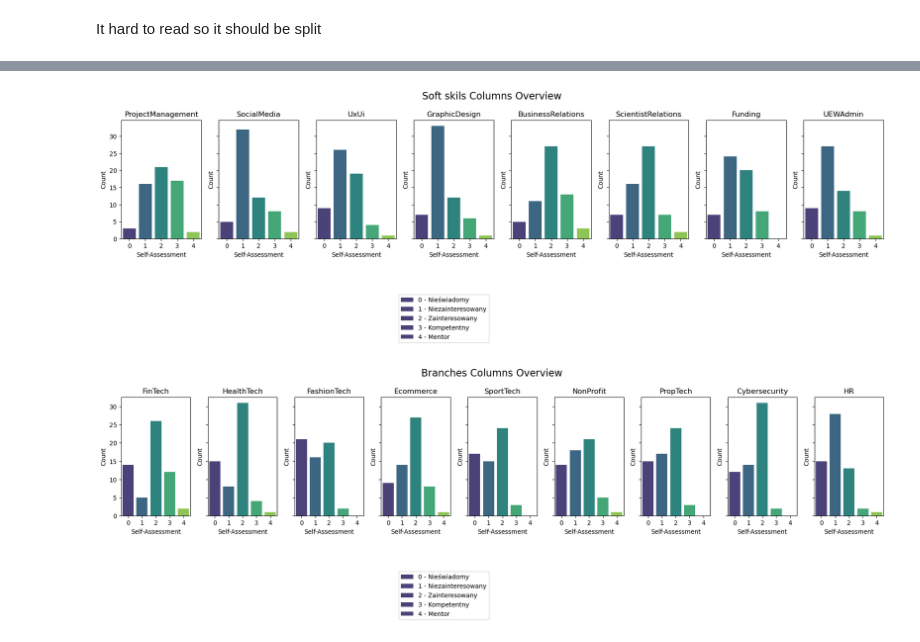
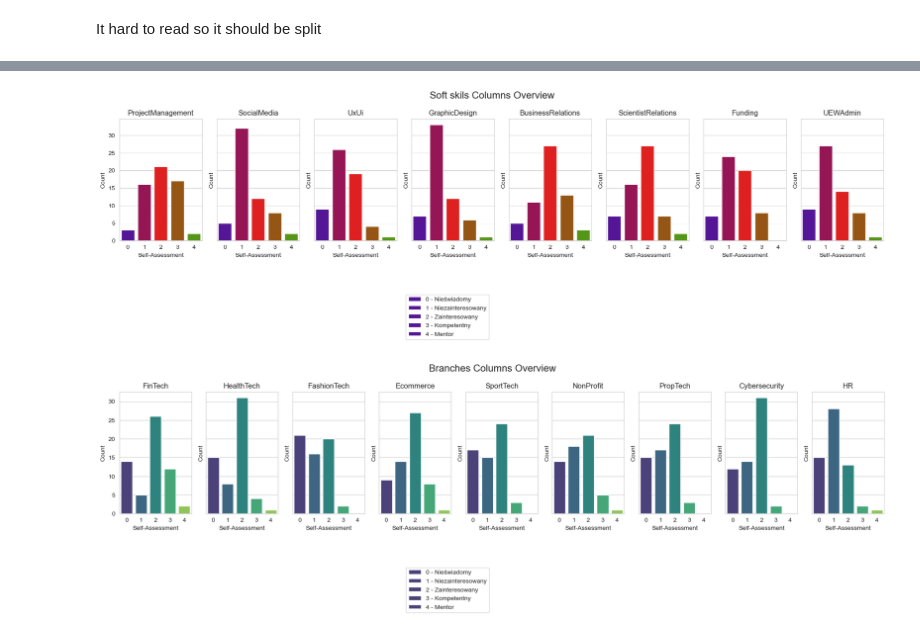
Before and after one commit to Mghd269/DMI-Project, a Jupyter notebook: notebooks/02_eda.ipynb, the cells around one changed output, grey strips where cells are left out. Drawn from its saved outputs; the diff is of its cells as text; code cells hidden in the pictures.

```diff
--- a/notebooks/02_eda.ipynb
+++ b/notebooks/02_eda.ipynb
@@ -151,9 +169,10 @@ for column in programming, machine_learning, databases, soft, branches:
     df1[column] = df1[column].astype(rating_scale)
 # %%
 fig, axes = plt.subplots(nrows=1, ncols=len(programming), figsize=(18, 4), sharey=True)
+sns.set_style('whitegrid')
 
 for i, ax in enumerate(axes):
-    sns.countplot(x=programming[i], data=df1, ax=ax, palette='viridis')
+    sns.countplot(x=programming[i], data=df1, ax=ax, palette='CMRmap')
     ax.set_title(programming[i])
     ax.set_xlabel('Self-Assessment')
     ax.set_ylabel('Count')
@@ -180,8 +199,9 @@ plt.show()
 # %%
 fig, axes = plt.subplots(nrows=1, ncols=len(machine_learning), figsize=(18, 4), sharey=True)
+sns.set_style('whitegrid')
 
 for i, ax in enumerate(axes):
-    sns.countplot(x=machine_learning[i], data=df1, ax=ax, palette='viridis')
+    sns.countplot(x=machine_learning[i], data=df1, ax=ax, palette='RdYlGn')
     ax.set_title(machine_learning[i])
     ax.set_xlabel('Self-Assessment')
     ax.set_ylabel('Count')
@@ -208,8 +228,9 @@ plt.show()
 # %%
 fig, axes = plt.subplots(nrows=1, ncols=len(databases), figsize=(18, 4), sharey=True)
+sns.set_style('whitegrid')
 
 for i, ax in enumerate(axes):
-    sns.countplot(x=databases[i], data=df1, ax=ax, palette='viridis')
+    sns.countplot(x=databases[i], data=df1, ax=ax, palette='afmhot')
     ax.set_title(databases[i])
     ax.set_xlabel('Self-Assessment')
     ax.set_ylabel('Count')
@@ -236,8 +257,9 @@ plt.show()
 # %%
 fig, axes = plt.subplots(nrows=1, ncols=len(soft), figsize=(18, 4), sharey=True)
+sns.set_style('whitegrid')
 
 for i, ax in enumerate(axes):
-    sns.countplot(x=soft[i], data=df1, ax=ax, palette='viridis')
+    sns.countplot(x=soft[i], data=df1, ax=ax, palette='brg')
     ax.set_title(soft[i])
     ax.set_xlabel('Self-Assessment')
     ax.set_ylabel('Count')
@@ -260,32 +282,33 @@ fig.suptitle('Soft skils Columns Overview', fontsize=16)
 plt.tight_layout()
 plt.show()
 # %% [output]
-[figure, old version]
+[figure, new version]
 # %%
 fig, axes = plt.subplots(nrows=1, ncols=len(branches), figsize=(18, 4), sharey=True)
+sns.set_style('whitegrid')
 
 for i, ax in enumerate(axes):
     sns.countplot(x=branches[i], data=df1, ax=ax, palette='viridis')
     ax.set_title(branches[i])
     ax.set_xlabel('Self-Assessment')
     ax.set_ylabel('Count')
     ax.set_xticks([0, 1, 2, 3, 4])
     ax.set_xticklabels(['0', '1', '2', '3', '4'])
 
 # Create custom legend
 legend_labels = [
     '0 - Nieświadomy',
     '1 - Niezainteresowany',
     '2 - Zainteresowany',
     '3 - Kompetentny',
     '4 - Mentor'
 ]
 
 # Add custom legend below the plot
 fig.legend(legend_labels, bbox_to_anchor=(0.5, -0.15), ncol=1, fontsize=10)
 
 fig.suptitle('Branches Columns Overview', fontsize=16)
 plt.tight_layout()
 plt.show()
 # %% [output]
-[figure, old version]
+[figure, new version]
```
Also changed, not shown: parts of 7 cells of this notebook.
